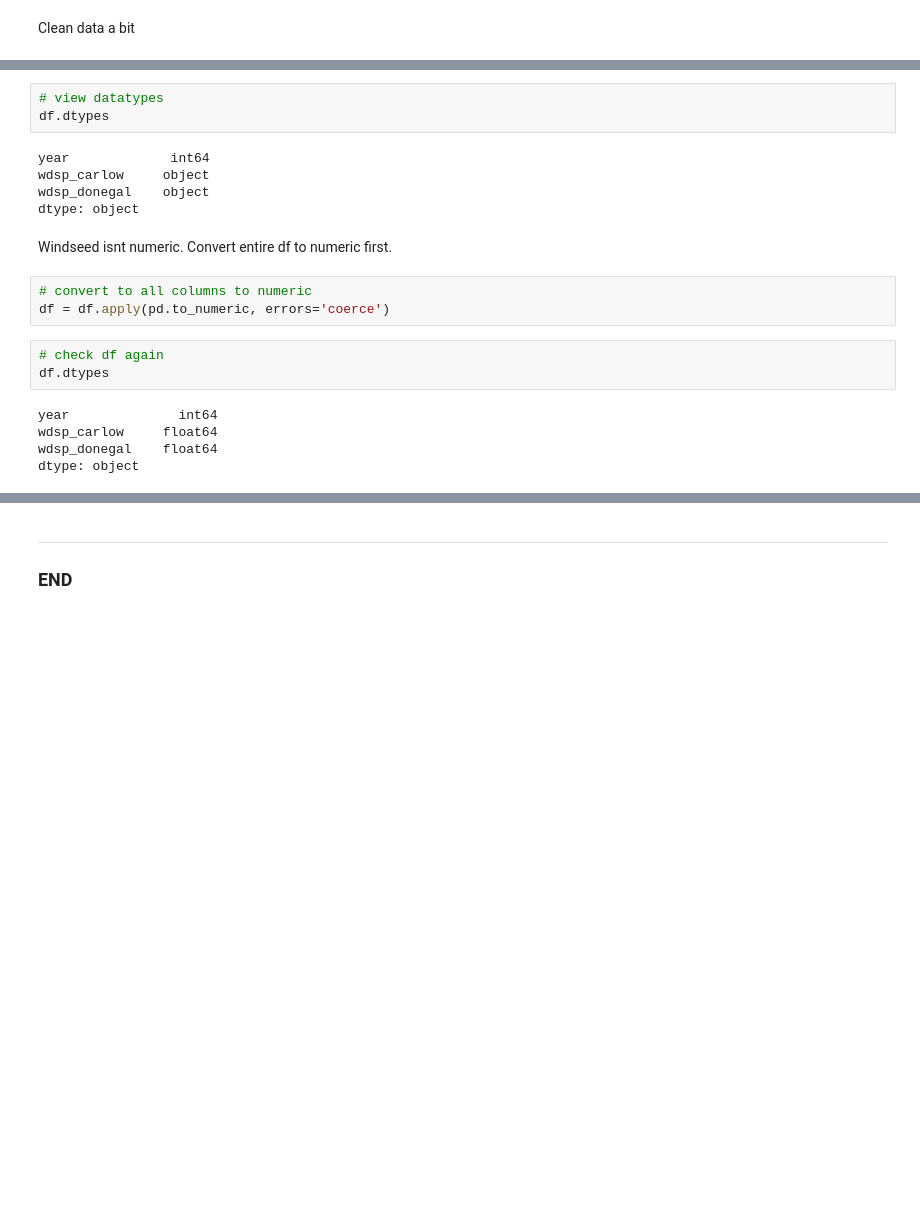
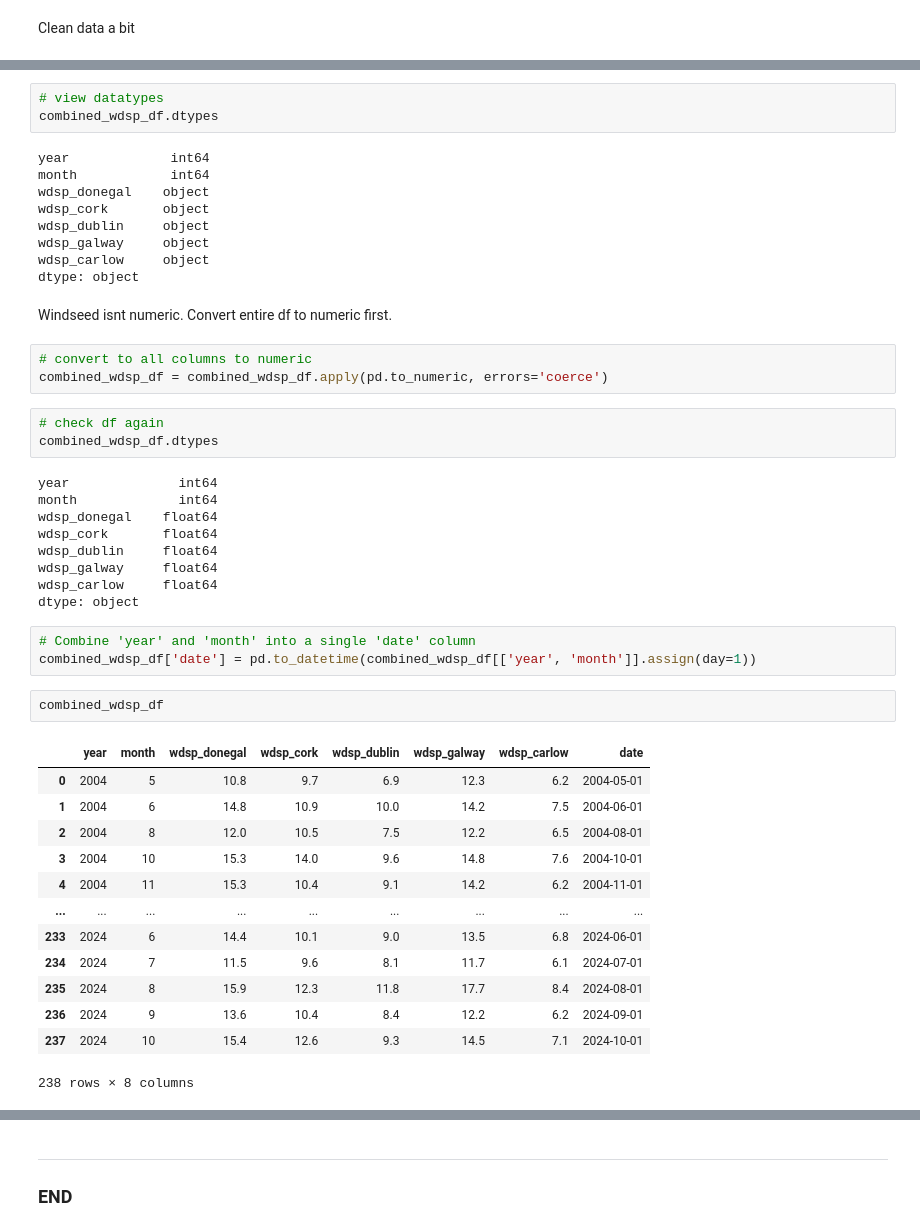
Before and after one commit to holmstead/PFDA, a Jupyter notebook: project/windspeed.ipynb, the cells around one changed output, grey strips where cells are left out. Cells and saved outputs as stored; diff of their text form; blank space fills up the shorter version.

```diff
--- a/project/windspeed.ipynb
+++ b/project/windspeed.ipynb
@@ -82,24 +142,51 @@ wdsp_donegal    17.2
 Name: 0, dtype: object
 # %%
 # view datatypes
-df.dtypes
+combined_wdsp_df.dtypes
 # %% [output]
 year             int64
+month            int64
+wdsp_donegal    object
+wdsp_cork       object
+wdsp_dublin     object
+wdsp_galway     object
 wdsp_carlow     object
-wdsp_donegal    object
 dtype: object
 # %% [markdown]
 Windseed isnt numeric. Convert entire df to numeric first.
 # %%
 # convert to all columns to numeric
-df = df.apply(pd.to_numeric, errors='coerce')
+combined_wdsp_df = combined_wdsp_df.apply(pd.to_numeric, errors='coerce')
 # %%
 # check df again
-df.dtypes
+combined_wdsp_df.dtypes
 # %% [output]
 year              int64
+month             int64
+wdsp_donegal    float64
+wdsp_cork       float64
+wdsp_dublin     float64
+wdsp_galway     float64
 wdsp_carlow     float64
-wdsp_donegal    float64
 dtype: object
+# %%
+# Combine 'year' and 'month' into a single 'date' column
+combined_wdsp_df['date'] = pd.to_datetime(combined_wdsp_df[['year', 'month']].assign(day=1))
+# %%
+combined_wdsp_df
+# %% [output]
+|  | year | month | wdsp_donegal | wdsp_cork | wdsp_dublin | wdsp_galway | wdsp_carlow | date |
+| 0 | 2004 | 5 | 10.8 | 9.7 | 6.9 | 12.3 | 6.2 | 2004-05-01 |
+| 1 | 2004 | 6 | 14.8 | 10.9 | 10.0 | 14.2 | 7.5 | 2004-06-01 |
+| 2 | 2004 | 8 | 12.0 | 10.5 | 7.5 | 12.2 | 6.5 | 2004-08-01 |
+| 3 | 2004 | 10 | 15.3 | 14.0 | 9.6 | 14.8 | 7.6 | 2004-10-01 |
+| 4 | 2004 | 11 | 15.3 | 10.4 | 9.1 | 14.2 | 6.2 | 2004-11-01 |
+| ... | ... | ... | ... | ... | ... | ... | ... | ... |
+| 233 | 2024 | 6 | 14.4 | 10.1 | 9.0 | 13.5 | 6.8 | 2024-06-01 |
+| 234 | 2024 | 7 | 11.5 | 9.6 | 8.1 | 11.7 | 6.1 | 2024-07-01 |
+| 235 | 2024 | 8 | 15.9 | 12.3 | 11.8 | 17.7 | 8.4 | 2024-08-01 |
+| 236 | 2024 | 9 | 13.6 | 10.4 | 8.4 | 12.2 | 6.2 | 2024-09-01 |
+| 237 | 2024 | 10 | 15.4 | 12.6 | 9.3 | 14.5 | 7.1 | 2024-10-01 |
+238 rows × 8 columns
 # %%
 # plot line using seaborn
```
Also changed, not shown: parts of 18 cells of this notebook.
